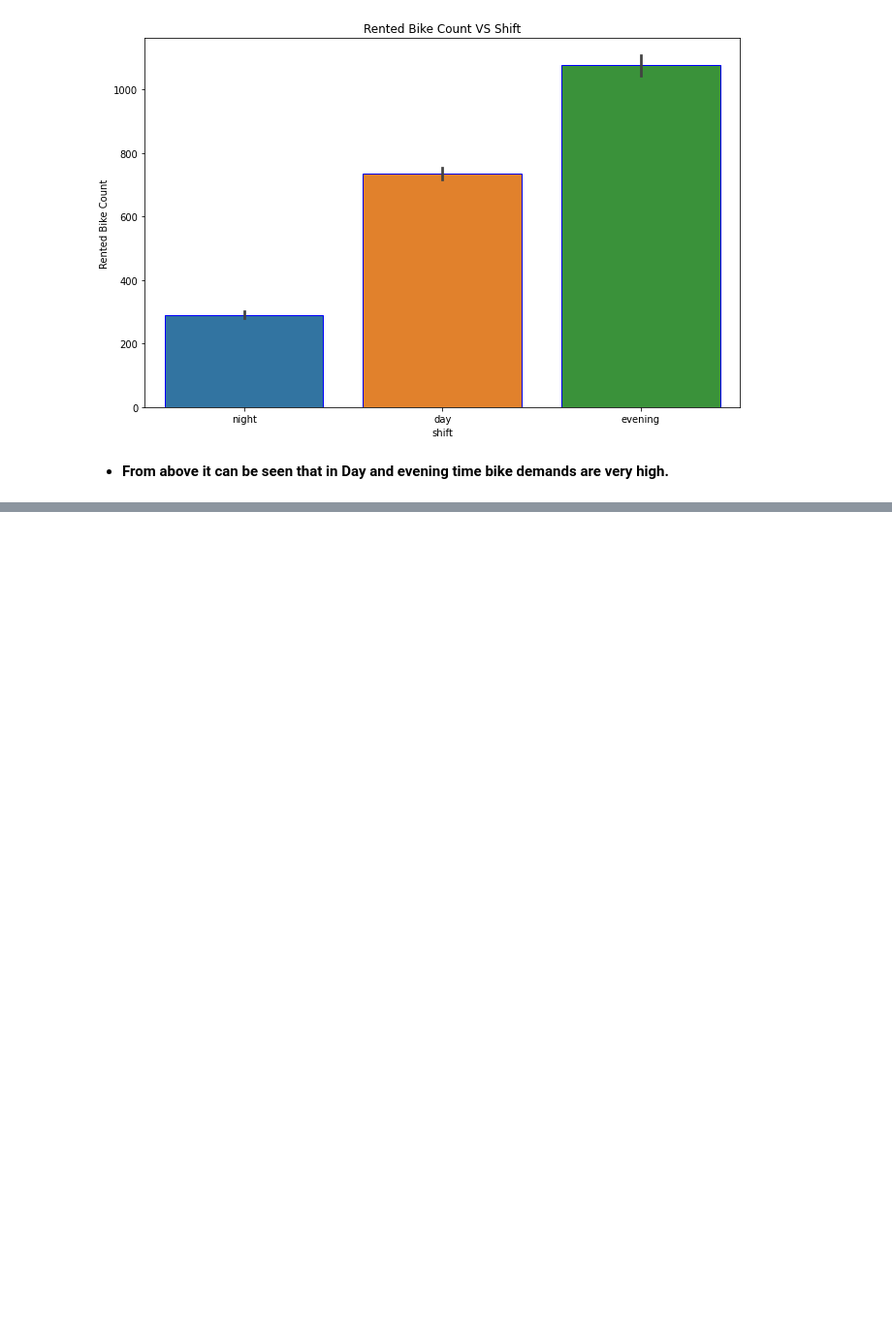
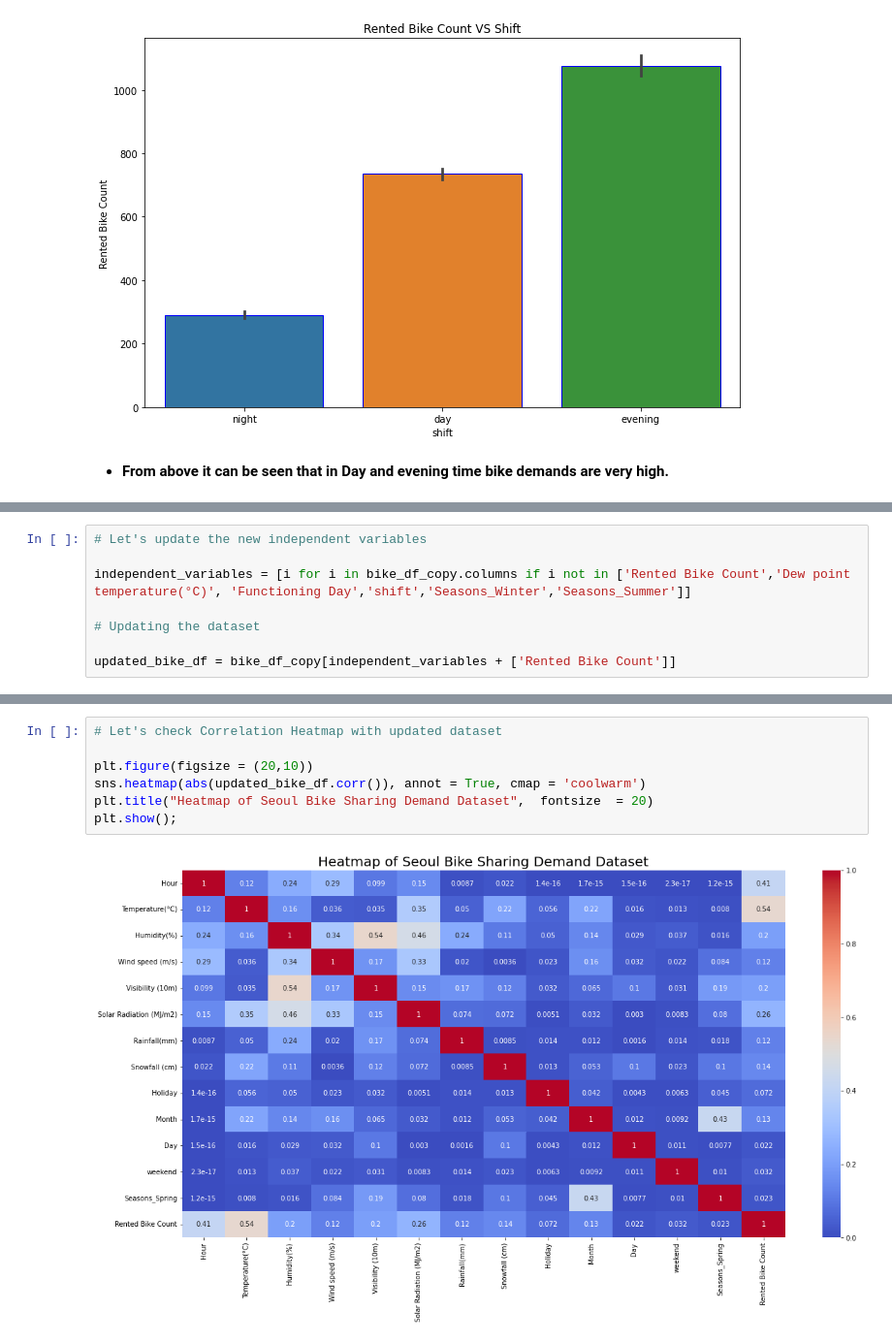
Before and after one commit to Kousikdutta1/Seoul-Bike-Sharing-Demand-Prediction, a Jupyter notebook: Kousik_Dutta_Seoul_Bike_Sharing_Demand_Prediction_Capstone_Project.ipynb, the cells around one changed output, grey strips where cells are left out. Shown at 97% size. Drawn from its saved outputs; the diff is of its cells as text; blank space fills up the shorter version.

```diff
--- a/Kousik_Dutta_Seoul_Bike_Sharing_Demand_Prediction_Capstone_Project.ipynb
+++ b/Kousik_Dutta_Seoul_Bike_Sharing_Demand_Prediction_Capstone_Project.ipynb
@@ -542,0 +750,8 @@ plt.show();
+# %%
+# Let's update the new independent variables
+
+independent_variables = [i for i in bike_df_copy.columns if i not in ['Rented Bike Count','Dew point temperature(°C)', 'Functioning Day','shift','Seasons_Winter','Seasons_Summer']]
+
+# Updating the dataset
+
+updated_bike_df = bike_df_copy[independent_variables + ['Rented Bike Count']]
@@ -542,0 +768,9 @@ plt.show();
+# %%
+# Let's check Correlation Heatmap with updated dataset
+
+plt.figure(figsize = (20,10))
+sns.heatmap(abs(updated_bike_df.corr()), annot = True, cmap = 'coolwarm')
+plt.title("Heatmap of Seoul Bike Sharing Demand Dataset",  fontsize  = 20)
+plt.show();
+# %% [output]
+[figure, added]
```
Also changed, not shown: parts of 27 cells of this notebook.
